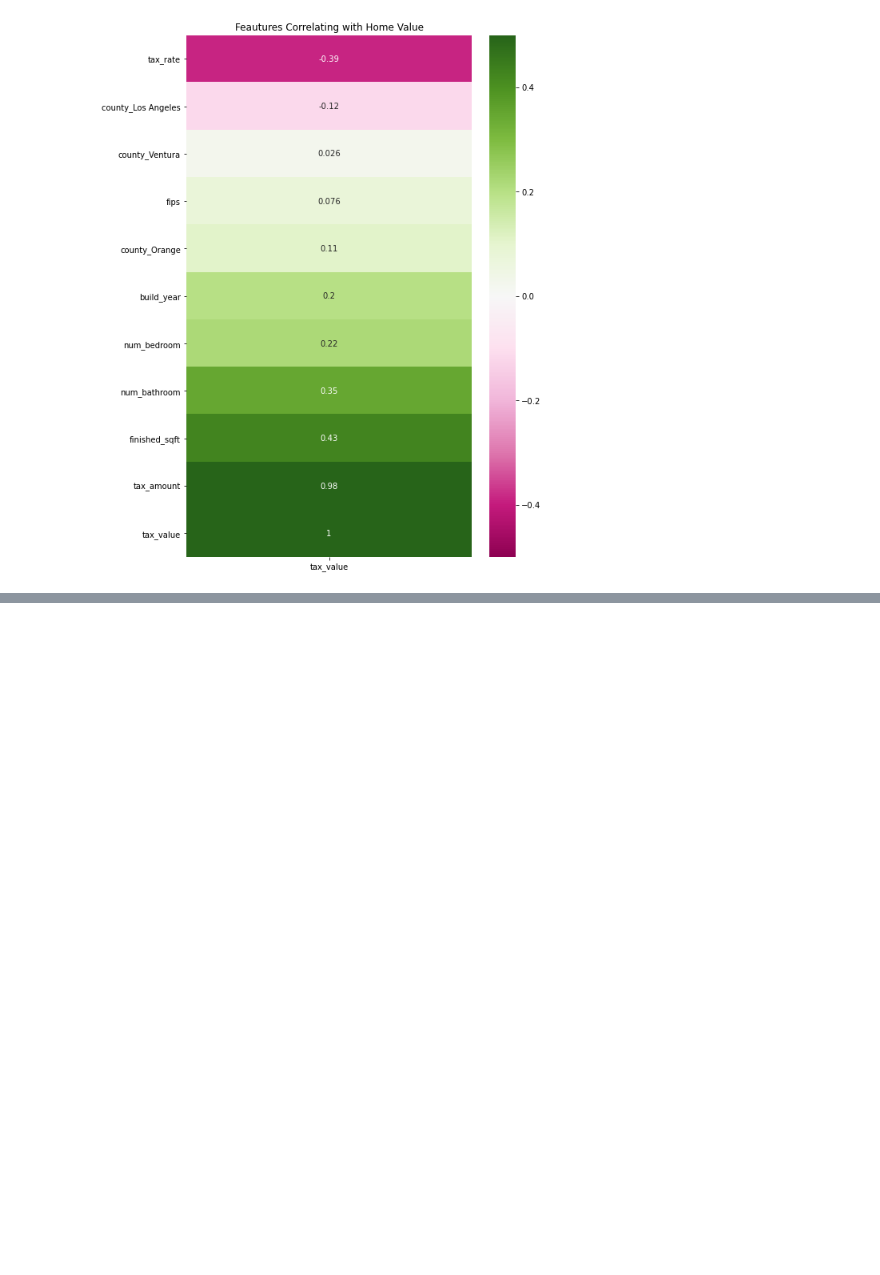
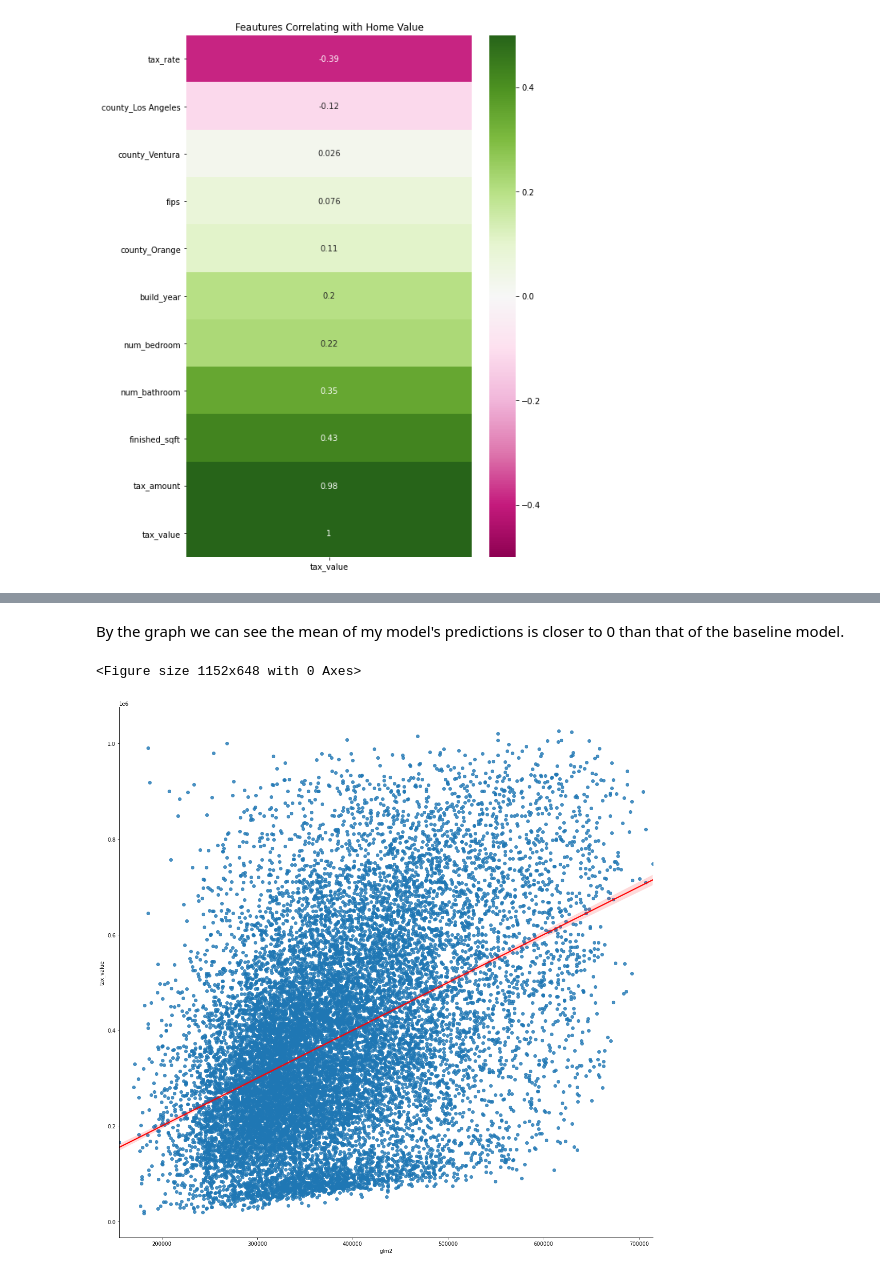
Before and after one commit to DesireeMcElroy/zillow-regression-project, a Jupyter notebook: zillow.ipynb, the cells around one changed output, grey strips where cells are left out. Drawn from its saved outputs; the diff is of its cells as text; code cells hidden in the pictures; blank space fills up the shorter version.

```diff
--- a/zillow.ipynb
+++ b/zillow.ipynb
@@ -359,0 +642,29 @@ plt.show()
+# %%
+# now drop columns I just added so I can attempt to create better models.
+y_train = train_scaled.tax_value
+y_validate = validate_scaled.tax_value
+
+# make them into dataframes again
+y_train = pd.DataFrame(y_train)
+y_validate = pd.DataFrame(y_validate)
+
+
+glm = TweedieRegressor(power=0, alpha=0)
+
+# fit model only to train df
+glm.fit(X_train, y_train)
+
+# create a column of predictions for comparison
+y_train['glm2'] = glm.predict(X_train)
+
+rmse_train = mean_squared_error(y_train.tax_value, y_train.glm2)**(1/2)
+
+# --------------
+
+# establish prediction column for validate
+y_validate['glm2'] = glm.predict(X_validate)
+
+rmse_validate = mean_squared_error(y_validate.tax_value, y_validate.glm2)**(1/2)
+
+print("RMSE for GLM using Tweedie, power=0 & alpha=0\nTraining/In-Sample: ", rmse_train,
+      "\nValidation/Out-of-Sample: ", rmse_validate)
@@ -359,0 +711,9 @@ plt.show()
+# %% [markdown]
+By the graph we can see the mean of my model's predictions is closer to 0 than that of the baseline model.
+# %%
+plt.figure(figsize=(16,9))
+sns.lmplot(x='glm2', y='tax_value', data=y_train, line_kws={'color': 'red'}, size=15)
+plt.show()
+# %% [output]
+<Figure size 1152x648 with 0 Axes>
+[figure, added]
```
Also changed, not shown: parts of 50 cells of this notebook.
